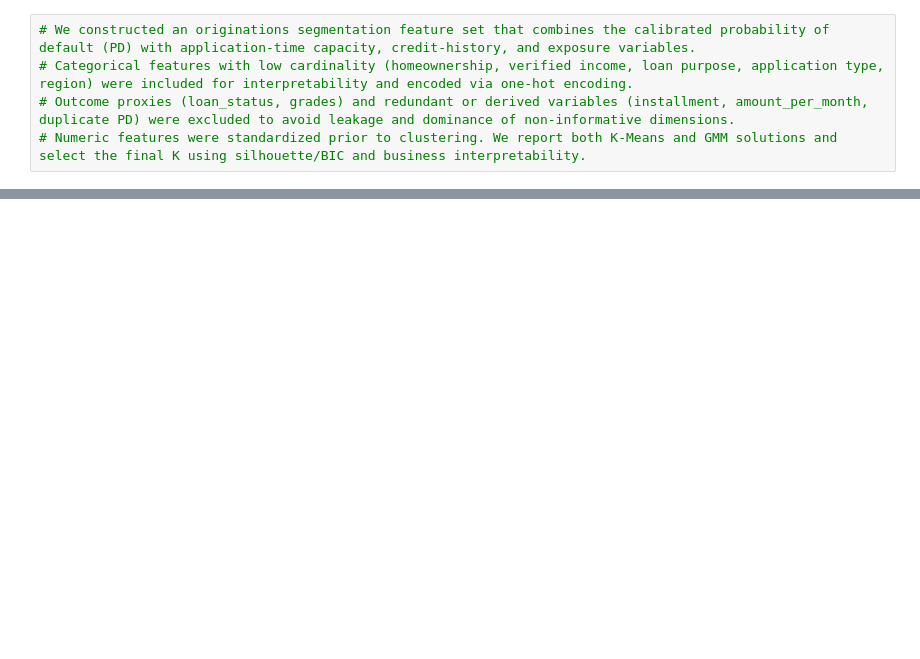
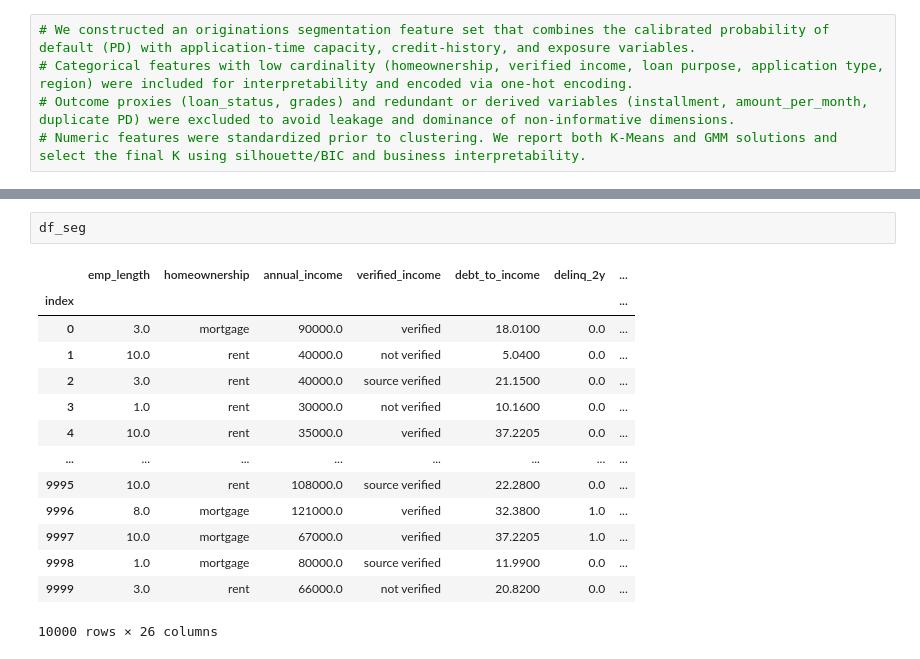
Before and after one commit to tjgusshy/P2p-Lending-Supervised-and-Unsupervised-Machine-Laarning-Project, a Jupyter notebook: p2p - Copy.ipynb, the cells around one changed output, grey strips where cells are left out. Drawn from its saved outputs; the diff is of its cells as text; blank space fills up the shorter version.

```diff
--- a/p2p - Copy.ipynb
+++ b/p2p - Copy.ipynb
@@ -3140,0 +2213,17 @@ else:
+# %%
+df_seg
+# %% [output]
+|  | emp_length | homeownership | annual_income | verified_income | debt_to_income | delinq_2y | ... |
+| index |  |  |  |  |  |  | ... |
+| 0 | 3.0 | mortgage | 90000.0 | verified | 18.0100 | 0.0 | ... |
+| 1 | 10.0 | rent | 40000.0 | not verified | 5.0400 | 0.0 | ... |
+| 2 | 3.0 | rent | 40000.0 | source verified | 21.1500 | 0.0 | ... |
+| 3 | 1.0 | rent | 30000.0 | not verified | 10.1600 | 0.0 | ... |
+| 4 | 10.0 | rent | 35000.0 | verified | 37.2205 | 0.0 | ... |
+| ... | ... | ... | ... | ... | ... | ... | ... |
+| 9995 | 10.0 | rent | 108000.0 | source verified | 22.2800 | 0.0 | ... |
+| 9996 | 8.0 | mortgage | 121000.0 | verified | 32.3800 | 1.0 | ... |
+| 9997 | 10.0 | mortgage | 67000.0 | verified | 37.2205 | 1.0 | ... |
+| 9998 | 1.0 | mortgage | 80000.0 | source verified | 11.9900 | 0.0 | ... |
+| 9999 | 3.0 | rent | 66000.0 | not verified | 20.8200 | 0.0 | ... |
+10000 rows × 26 columns
```
Also changed, not shown: parts of 36 cells of this notebook, 2 other files.
